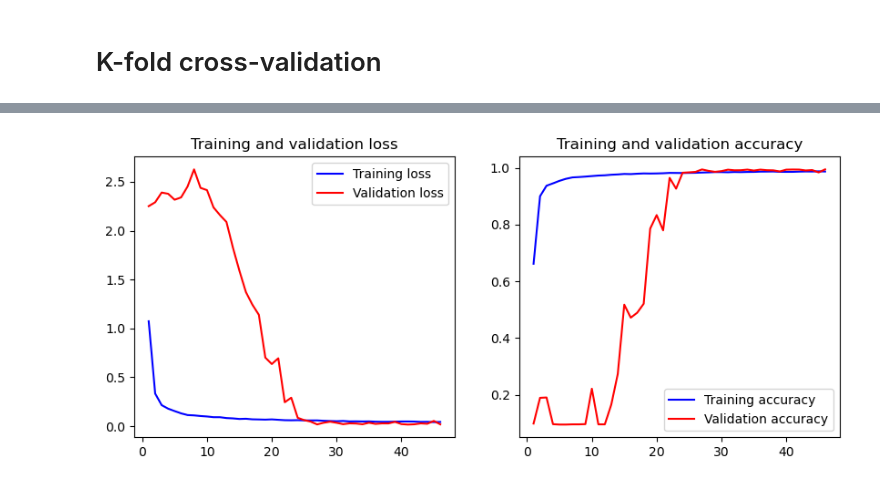
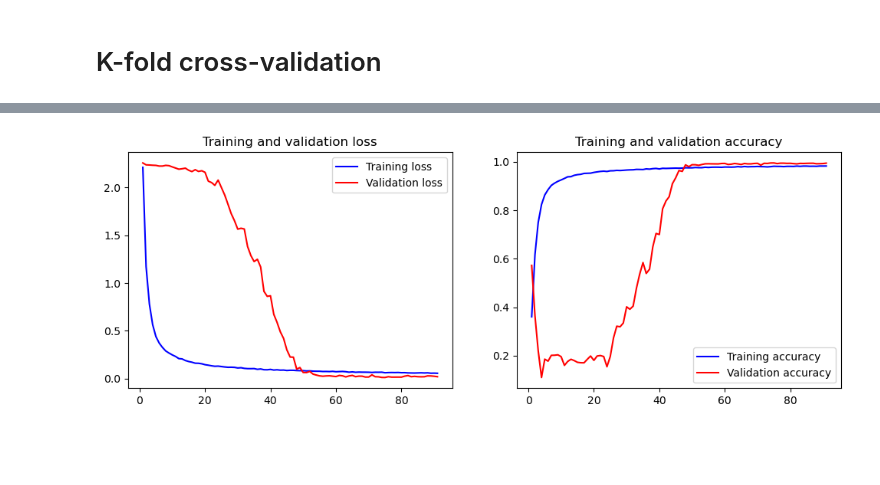
Before and after one commit to congrendai/PRE_CW1, a Jupyter notebook: cw1.ipynb, the cells around one changed output, grey strips where cells are left out. Cells and saved outputs as stored; diff of their text form; code cells hidden in the pictures; blank space fills up the shorter version.

```diff
--- a/cw1.ipynb
+++ b/cw1.ipynb
@@ -95,0 +78,24 @@ _________________________________________________________________
+# %%
+model = Sequential()
+model.add(Conv2D(32, kernel_size=(3, 3), activation='relu', input_shape=(28, 28, 1)))
+model.add(Conv2D(64, (3, 3), activation='relu'))
+model.add(MaxPooling2D(pool_size=(2, 2)))
+model.add(BatchNormalization())
+model.add(Dropout(0.25))
+
+model.add(Conv2D(128, (3, 3), activation='relu'))
+model.add(Conv2D(256, (3, 3), activation='relu'))
+model.add(MaxPooling2D(pool_size=(2, 2)))
+model.add(BatchNormalization())
+model.add(Dropout(0.5))
+
+model.add(Flatten())
+model.add(Dense(512, activation='relu'))
+model.add(Dropout(0.5))
+model.add(Dense(256, activation='relu'))
+model.add(Dropout(0.5))
+model.add(Dense(10, activation='softmax'))
+
+model.compile(loss="categorical_crossentropy", optimizer="adam", metrics=['accuracy'])
+
+model.summary()
@@ -102,8 +126,8 @@ from keras.callbacks import EarlyStopping
 
 historys = []
 
-batch_size = 2048
-epochs = 20
+batch_size = 4096
+epochs = 30
 n_splits = 5
 
 kfold = KFold(n_splits=n_splits, shuffle=True)
@@ -147,26 +171,26 @@ Epoch 7/20
 # %%
 losses = [loss for history in historys for loss in history.history['loss']]
 val_losses = [val_loss for history in historys for val_loss in history.history['val_loss']]
 accuracies = [accuracy for history in historys for accuracy in history.history['accuracy']]
 val_accuracies = [val_accuracy for history in historys for val_accuracy in history.history['val_accuracy']]
 
 epochs = range(1, len(losses) + 1)
 
-plt.figure(figsize=(10, 4))
+plt.figure(figsize=(12, 4))
 plt.subplot(1, 2, 1)
 plt.plot(epochs, losses, 'b', label='Training loss')
 plt.plot(epochs, val_losses, 'r', label='Validation loss')
 plt.title('Training and validation loss')
 plt.legend()
 
 plt.subplot(1, 2, 2)
 plt.plot(epochs, accuracies, 'b', label='Training accuracy')
 plt.plot(epochs, val_accuracies, 'r', label='Validation accuracy')
 plt.title('Training and validation accuracy')
 plt.legend()
 
 plt.show()
 # %% [output]
-[figure, old version]
+[figure, new version]
 # %%
 model.save("network_for_mnist.h5")
```
Also changed, not shown: parts of 4 cells of this notebook, 5 other files.
